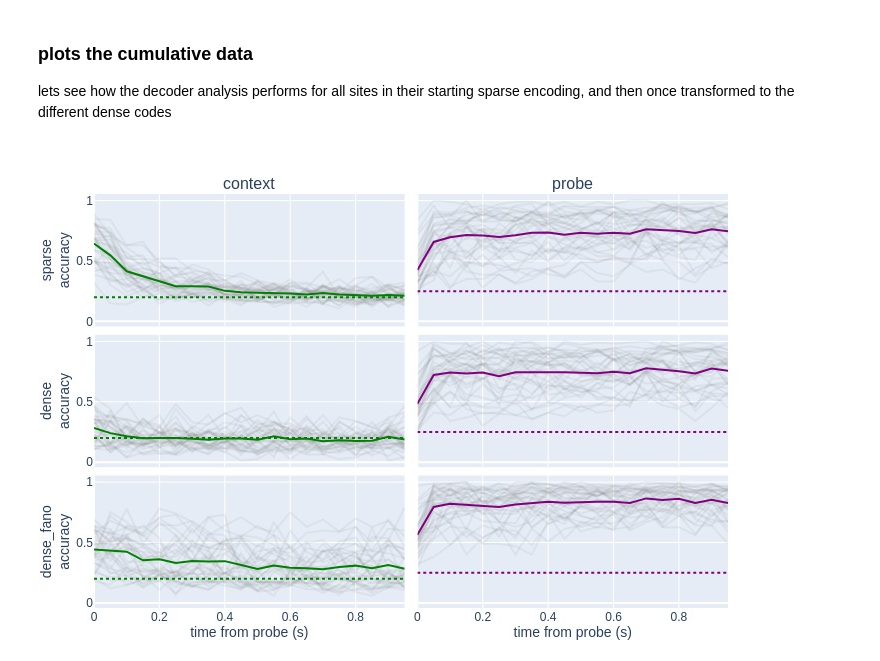
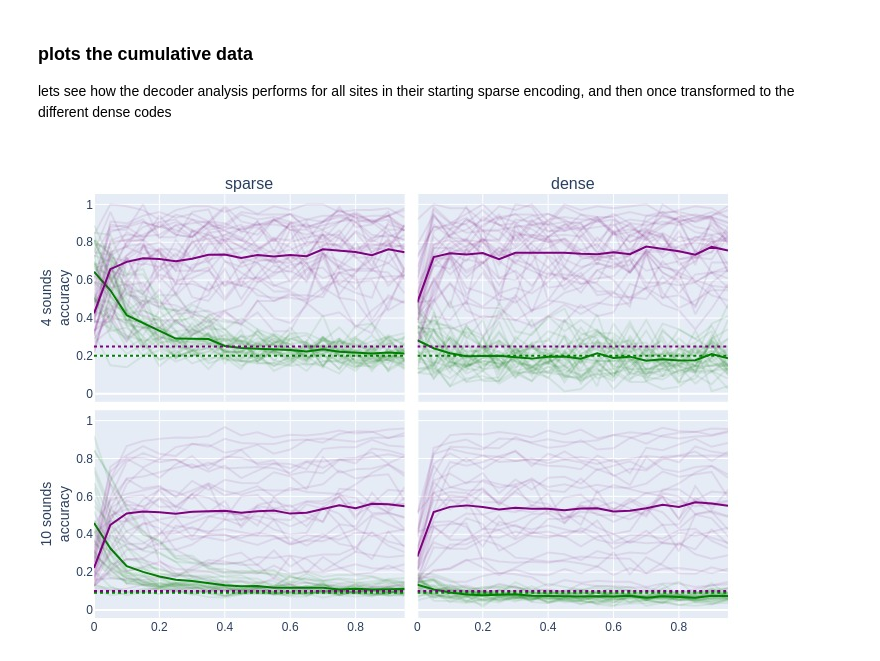
Before and after one commit to Mateo-Lopez-Espejo/context_probe_analysis, a Jupyter notebook: notebooks/230220_diagonalization_functionalized.ipynb, the cells around one changed output. Drawn from its saved outputs; the diff is of its cells as text; code cells hidden in the pictures.

```diff
--- a/notebooks/230220_diagonalization_functionalized.ipynb
+++ b/notebooks/230220_diagonalization_functionalized.ipynb
@@ -82,11 +83,10 @@ found and loaded cache for ARM021b
 # %%
 diag_simple_scaling = diag_and_scale(raster, mode='mean_var')
-diag_fano_scaling = diag_and_scale(raster, mode='fano_var')
 
-fig = make_subplots(rows=1, cols=3, shared_yaxes='all', shared_xaxes='all',
-                    subplot_titles=['original', 'diag simple scaling', 'diag fano scaling'])
+fig = make_subplots(rows=1, cols=2, shared_yaxes='all', shared_xaxes='all',
+                    subplot_titles=['original', 'diag simple scaling'])
 
-for cc, arr in enumerate([raster, diag_simple_scaling, diag_fano_scaling]):
+for cc, arr in enumerate([raster, diag_simple_scaling]):
     showlegend = True if cc == 0 else False
     f, _, _ = decode_and_plot(arr,showlegend=showlegend)
     f = f['data']
@@ -103,9 +101,9 @@ div by 0 in ClustVar 606
 # %%
-fig = make_subplots(rows=1, cols=3, shared_yaxes='all', shared_xaxes='all',
-                    subplot_titles=['original', 'diag simple scaling', 'diag fano scaling'])
+fig = make_subplots(rows=1, cols=2, shared_yaxes='all', shared_xaxes='all',
+                    subplot_titles=['original', 'diag simple scaling'])
 
 
-for cc, arr in enumerate([raster, diag_simple_scaling, diag_fano_scaling]):
+for cc, arr in enumerate([raster, diag_simple_scaling]):
     showlegend = True if cc == 0 else False
     f = plot_raw_pair_array(arr, cellids, eg_cellid, eg_ctx_pair, eg_prb, raster_meta['raster_fs'],
                     part='probe', hightlight_difference=True, CI=None, showlegend=showlegend)['data']
@@ -210,13 +240,9 @@ elif (not acc_df_file.exists()) or recache_acc:
         else:
             print(f"cant load {fn} with {raster_meta}.\n this should be cached, why is it failing? ")
 
-
-        # diagonalizer = get_diagonalizations(raster)
         nsounds = raster.shape[3]
         codes = dict(sparse= raster,
-                     dense = diag_and_scale(raster, mode='mean_var'),
-                     dense_fano = diag_and_scale(raster, mode='fano_var')
-                     )
+                     dense = diag_and_scale(raster, mode='mean_var'))
 
         for code, rast in codes.items():
             unfolded, labels = unfold_rep_ctx_prb(rast)
@@ -262,7 +288,7 @@ def plot_acc_from_df(fnDF, part, code, nsounds, color='black', showlegend=False)
     for l in arr:
         fig.add_trace(
             go.Scatter(x=t, y=l, mode='lines', opacity=0.3, showlegend=False,
-                       line=dict(color=add_opacity(name_to_hex('gray'), 0.3)),
+                       line=dict(color=add_opacity(name_to_hex(color), 0.3)),
                        )
         )
 
@@ -285,31 +311,34 @@ def plot_acc_from_df(fnDF, part, code, nsounds, color='black', showlegend=False)
 # fig = plot_acc_from_df(accuracy_df, part, code, nsounds, color='salmon')
 # fig.show(renderer='jpeg')
 # %%
-encodings = ['sparse', 'dense', 'dense_fano']
+encodings = ['sparse', 'dense']
 parts = ['context', 'probe']
+nsounds = [4, 10]
 
-fig = make_subplots(rows=3, cols=2, shared_xaxes='all', shared_yaxes='all', subplot_titles= parts + ['','','','',],
+fig = make_subplots(rows=2, cols=2, shared_xaxes='all', shared_yaxes='all',
+                    subplot_titles= encodings + ['',''],
                     vertical_spacing=0.02, horizontal_spacing=0.02)
 
-
-for cc, (part, color) in enumerate(zip(parts, ['green', 'purple'])):
-    for rr, code in enumerate(encodings):
-         f = plot_acc_from_df(accuracy_df, part, code, nsounds=4, color=color)['data']
-         fig.add_traces(f, rows=[rr+1]*len(f), cols=[cc+1]*len(f))
+for cc, code in enumerate(encodings):
+    for rr, ns in enumerate(nsounds):
+        for part, color in zip(parts, ['green', 'purple']):
+             f = plot_acc_from_df(accuracy_df, part, code, nsounds=ns, color=color)['data']
+             fig.add_traces(f, rows=[rr+1]*len(f), cols=[cc+1]*len(f))
 
 
 fig.update_layout(margin={'t':50, 'l':50, 'b': 10, 'r': 10})
 
-for rr, code in enumerate(encodings):
-    fig.update_yaxes(title=dict(text=f'{code}<br>accuracy', standoff=0),
+for rr, ns in enumerate(nsounds):
+    # [f'{ns} sounds' for ns in nsounds]
+    fig.update_yaxes(title=dict(text=f'{ns} sounds<br>accuracy', standoff=0),
                      row=rr+1, col=1)
 for cc in range(1,3):
     fig.update_xaxes(title=dict(text='time from probe (s)', standoff=0),
                      row=3, col=cc)
 
 filename = folder / 'all_4sound_sites_accuracy'
 fig.write_image(filename.with_suffix('.png'), scale=1)
 
 fig.show(renderer='jpeg')
 # %% [output]
-[figure, old version]
+[figure, new version]
```
Also changed, not shown: parts of 11 cells of this notebook, 5 other files.
